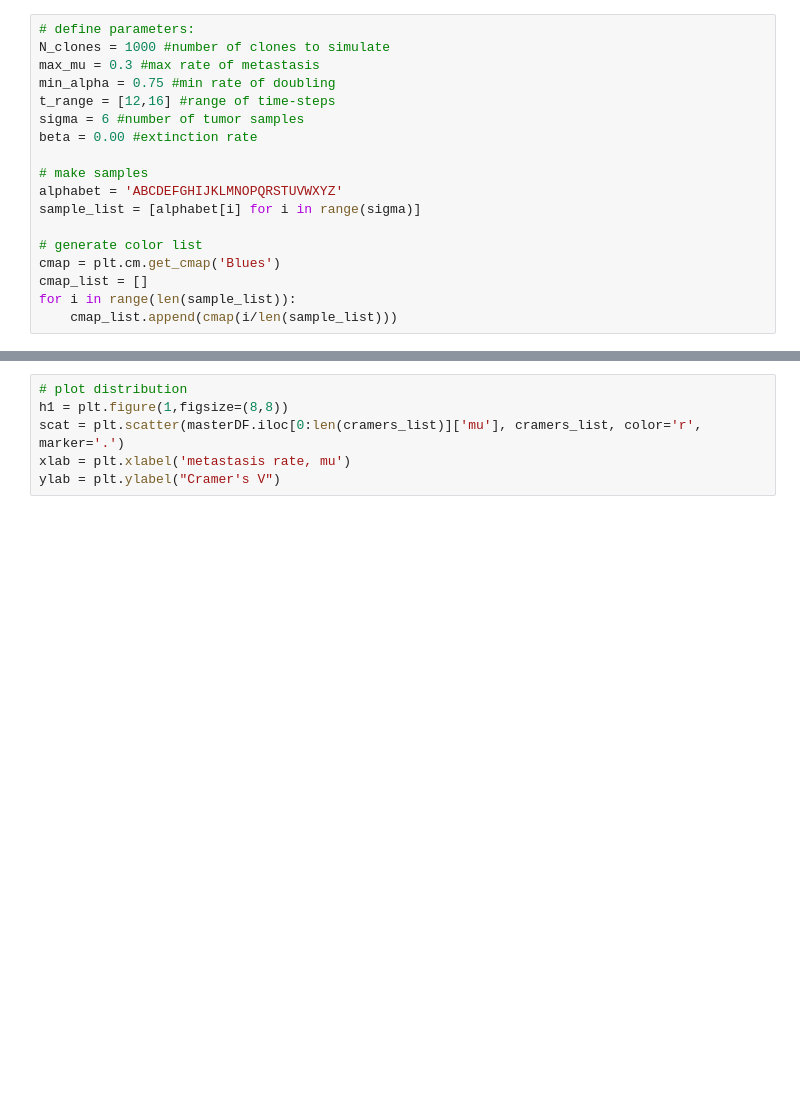
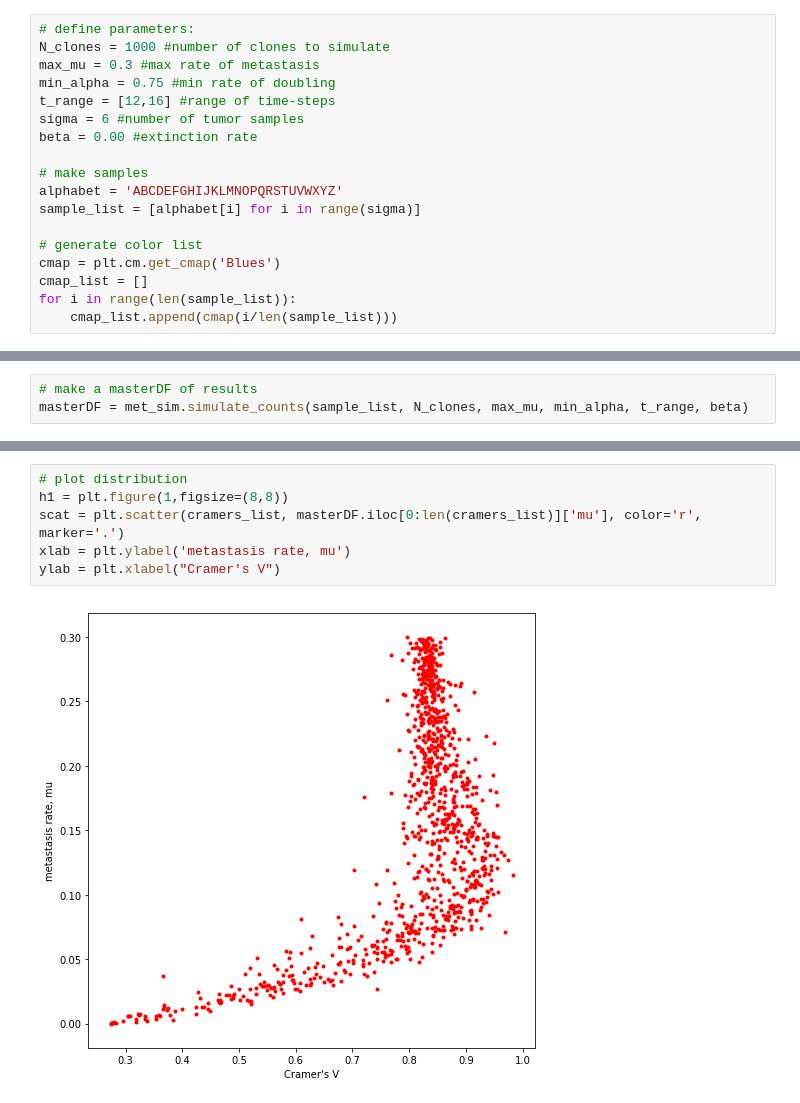
Before and after one commit to mattjones315/MetastasisTracing, a Jupyter notebook: Metastasis_Simulator.ipynb, the cells around one changed output, grey strips where cells are left out. Saved outputs shown, nothing was run; the diff lists cells and outputs as text; blank space fills up the shorter version.

Commit message:
updated cramers v stat in sim notebook

```diff
--- a/Metastasis_Simulator.ipynb
+++ b/Metastasis_Simulator.ipynb
@@ -74,3 +33,6 @@ masterDF.head()
+# %%
+# make a masterDF of results
+masterDF = met_sim.simulate_counts(sample_list, N_clones, max_mu, min_alpha, t_range, beta)
 # %%
 # Subplot distribution of UMI per cell per sample
 f, axarr = plt.subplots(10, 10, figsize=(15,15))
@@ -149,9 +134,11 @@ for k in range(0,N_clones):
 # %%
 # plot distribution
 h1 = plt.figure(1,figsize=(8,8))
-scat = plt.scatter(masterDF.iloc[0:len(cramers_list)]['mu'], cramers_list, color='r', marker='.')
-xlab = plt.xlabel('metastasis rate, mu')
-ylab = plt.ylabel("Cramer's V")
+scat = plt.scatter(cramers_list, masterDF.iloc[0:len(cramers_list)]['mu'], color='r', marker='.')
+xlab = plt.ylabel('metastasis rate, mu')
+ylab = plt.xlabel("Cramer's V")
+# %% [output]
+[figure, added]
 # %%
 # plot correlation between number of cells and Cramers V
 h2 = plt.figure(2,figsize=(5,5))
```
Also changed, not shown: parts of 7 cells of this notebook, 2 other files.
